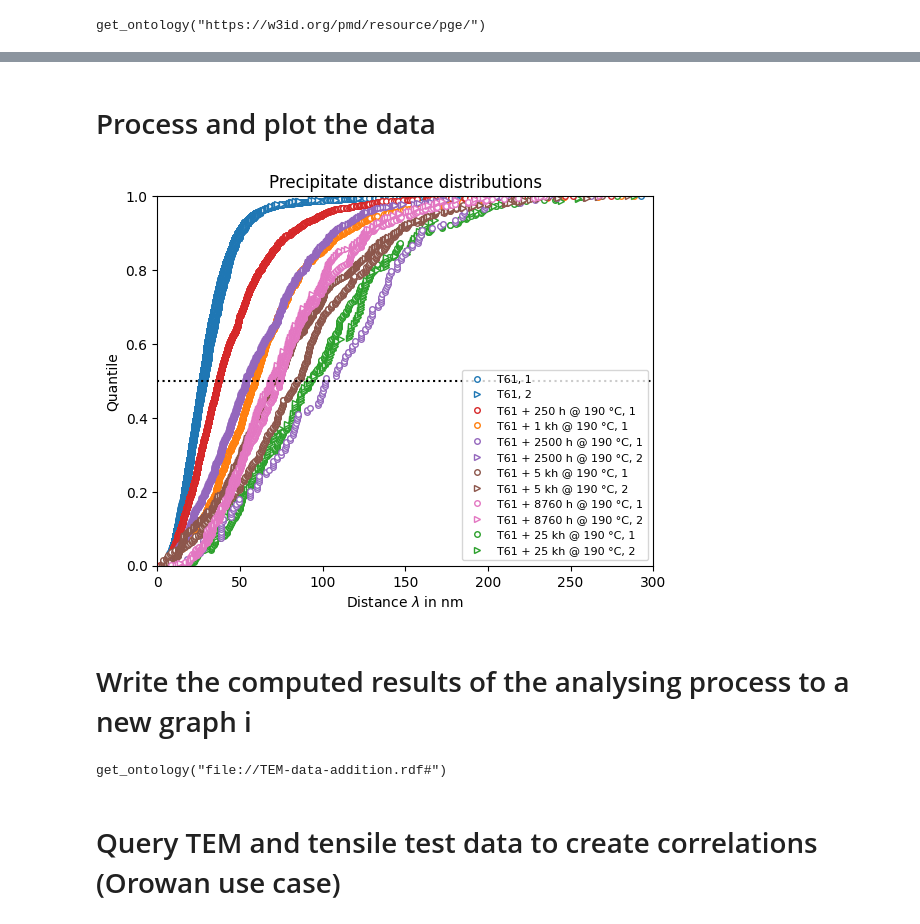
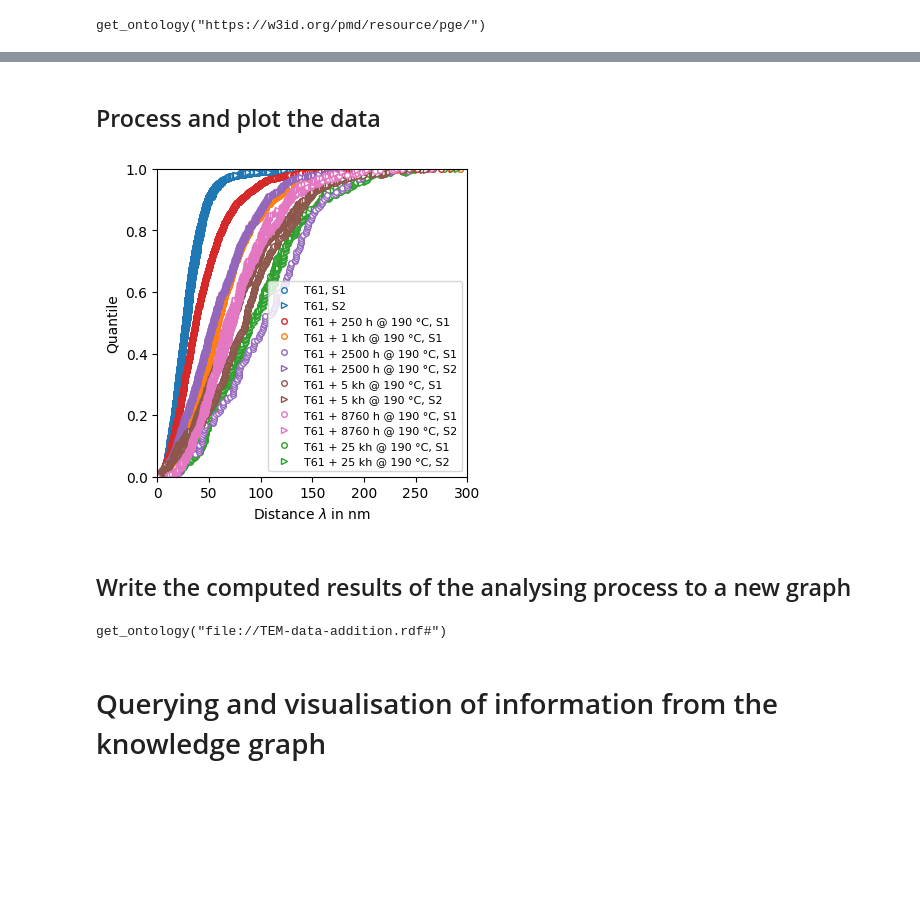
Before and after one commit to materialdigital/demo-orowan, a Jupyter notebook: orowan_mechanism_demo.ipynb, the cells around one changed output, grey strips where cells are left out. Drawn from its saved outputs; the diff is of its cells as text; code cells hidden in the pictures; blank space fills up the shorter version.

Commit message:
Adjusted particle distance to mean, some cleaning in section titles

```diff
--- a/orowan_mechanism_demo.ipynb
+++ b/orowan_mechanism_demo.ipynb
@@ -744,8 +747,11 @@ list(triple_store.inconsistent_classes())
 # %%
-# SPARQL query for X and Y coordinates (TEM) for all material states
+# SPARQL query for X and Y coordinates (TEM) in px as well as the radii in nm
+# for all material states
+
 query = """
 PREFIX pmdco: <https://w3id.org/pmd/co/>
 PREFIX pgo:   <https://w3id.org/pmd/pgo/>
+PREFIX qudt:  <http://qudt.org/vocab/unit/>
 
 SELECT DISTINCT ?tem_proc \
                 ?specimen \
@@ -756,7 +762,8 @@ SELECT DISTINCT ?tem_proc \
                 ?img \
                 ?calibr_factor_value \
                 ?coord_x_value \
-                ?coord_y_value
+                ?coord_y_value \
+                ?radius_nm_value
 
 WHERE {
     ?tem_proc         pmdco:input          ?specimen .
@@ -781,6 +788,10 @@ WHERE {
     ?img_analysis     pmdco:output         ?coord_y  .
     ?coord_y          a                    pgo:WeightedYCoordinate .
     ?coord_y          pmdco:value          ?coord_y_value .
+    ?img_analysis     pmdco:output         ?radius .
+    ?radius           a                    pgo:ParticleRadius .
+    ?radius           pmdco:unit           qudt:NanoM .
+    ?radius           pmdco:value          ?radius_nm_value .
 
     ?img              pmdco:characteristic ?calibr_factor .
     ?calibr_factor    a                    pgo:CalibrationFactor .
@@ -801,7 +812,8 @@ columns = ["tem_proc",
            "img",
            "calibr_factor_value",
            "coord_x_value",
-           "coord_y_value"]
+           "coord_y_value",
+           "radius_nm_value"]
 mapper = dict(zip(range(len(columns)), columns))
 df = sparql_result_to_df(res).rename(columns=mapper)
 display(df)
@@ -822,63 +834,62 @@ display(df)
 # %% [markdown]
-# Process and plot the data
+## Process and plot the data
 # %%
 # Delauney triangulation of X and Y coordinates to obtain the average precipitate distance.
 # This is our pmdco:AnalyzingProcess that creates new pmd:SecondaryData
-lambdas_50pct = dict()
-#plt.subplots(figsize=(4, 4))
+mean_distances = dict()
+plt.subplots(figsize=(4, 4))
 color_idx = 0
 for matl_designation, matl_group in df.groupby(by="matl_designation_value"):
     for specimen, specimen_group in matl_group.groupby(by="specimen"):
         distances = list()
         for img, img_group in specimen_group.groupby(by="img"):
             point_coords = np.vstack((img_group["coord_y_value"], img_group["coord_x_value"])).T
-            tri = Delaunay(point_coords)
-            for simplex in tri.simplices:
-                #Compute the three distances of the points 1-2, 1-3, 2-3
+            radii        = img_group["radius_nm_value"]
+            for simplex in Delaunay(point_coords).simplices:
+                #Compute the three distances of the points of the triangle
                 for i,j in ((0,1), (0, 2), (1,2)):
                     point = (point_coords[simplex[i]], point_coords[simplex[j]])
-                    distance = euclidean(point[0], point[1])
+                    center_distance = euclidean(point[0], point[1])
                     # Convert from px to nm
-                    distance = distance/img_group["calibr_factor_value"].iloc[0]
-                    distances.append(distance)
+                    center_distance = center_distance/img_group["calibr_factor_value"].iloc[0]
+                    border_distance = center_distance - (radii.iloc[simplex[i]]-radii.iloc[simplex[j]])
+                    distances.append(border_distance)
         X = np.sort(distances)
         Y = np.linspace(0., 1., num=len(X))
-        # Determine the distance-value at approx quantil 0.5
-        lambda_50pct = X[len(X)//2]
-        lambdas_50pct[specimen] = (matl_designation, lambda_50pct)
+        mean_distances[specimen] = (matl_designation, np.mean(X))
         # We only plot the particle distance distribution for non-creep testpieces because
         # the graph gets to crowded otherwise
         markers = {"1":"o", "2":">"}
         color   = list(mcolors.TABLEAU_COLORS.values())[color_idx]
         s       = specimen_group.iloc[0]["specimen_name_value"][-1]
-        label   = matl_designation + ", " + s
+        label   = matl_designation + ", " + "S" + s
         if "<NA>" == matl_group["creep_stress_value"].iloc[0]:
             plt.plot(X, Y, marker=markers[s],
                            label=label,
                            linestyle="none",
                            fillstyle="full",
                            markerfacecolor="white",
                            color=color,
                            markersize=4)
     if "<NA>" == matl_group["creep_stress_value"].iloc[0]:
         color_idx += 1
 
-plt.plot([0, 300], [0.5, 0.5], ":", color="k")
 plt.xlabel("Distance $\lambda$ in nm")
 plt.ylabel("Quantile")
 plt.ylim(0., 1.)
 plt.xlim(0., 300.)
-plt.title("Precipitate distance distributions")
+#plt.title("Precipitate distance distributions")
 handles, labels = plt.gca().get_legend_handles_labels()
 new_order = [0, 1, 5, 2, 6, 7, 8, 9, 10, 11, 3, 4]
 ordered_handles = [handles[idx] for idx in new_order]
 ordered_labels  = [labels[idx] for idx in new_order]
 plt.legend(ordered_handles, ordered_labels, fontsize="8")
+plt.savefig("particle_distribution.png", dpi=600)
 plt.show()
 # %% [output]
-[figure, old version]
+[figure, new version]
 # %% [markdown]
-# Write the computed results of the analysing process to a new graph i
+## Write the computed results of the analysing process to a new graph
 # %%
 PATH = 2
 i = Graph()
@@ -935,8 +946,8 @@ i.serialize("TEM-data-addition.rdf", format='application/rdf+xml', encoding="utf
 triple_store.get_ontology("file://TEM-data-addition.rdf").load()
 # %% [output]
 get_ontology("file://TEM-data-addition.rdf#")
-# %% [markdown]
-# Query TEM and tensile test data to create correlations (Orowan use case)
+# %% [markdown]
+# Querying and visualisation of information from the knowledge graph
 # %%
 # Query for all material states, for which there are values of the average precipitate distance and Rp0.2; returning the material state, average precipitate distance, and Rp0.2.
 
```
Also changed, not shown: parts of 28 cells of this notebook.
